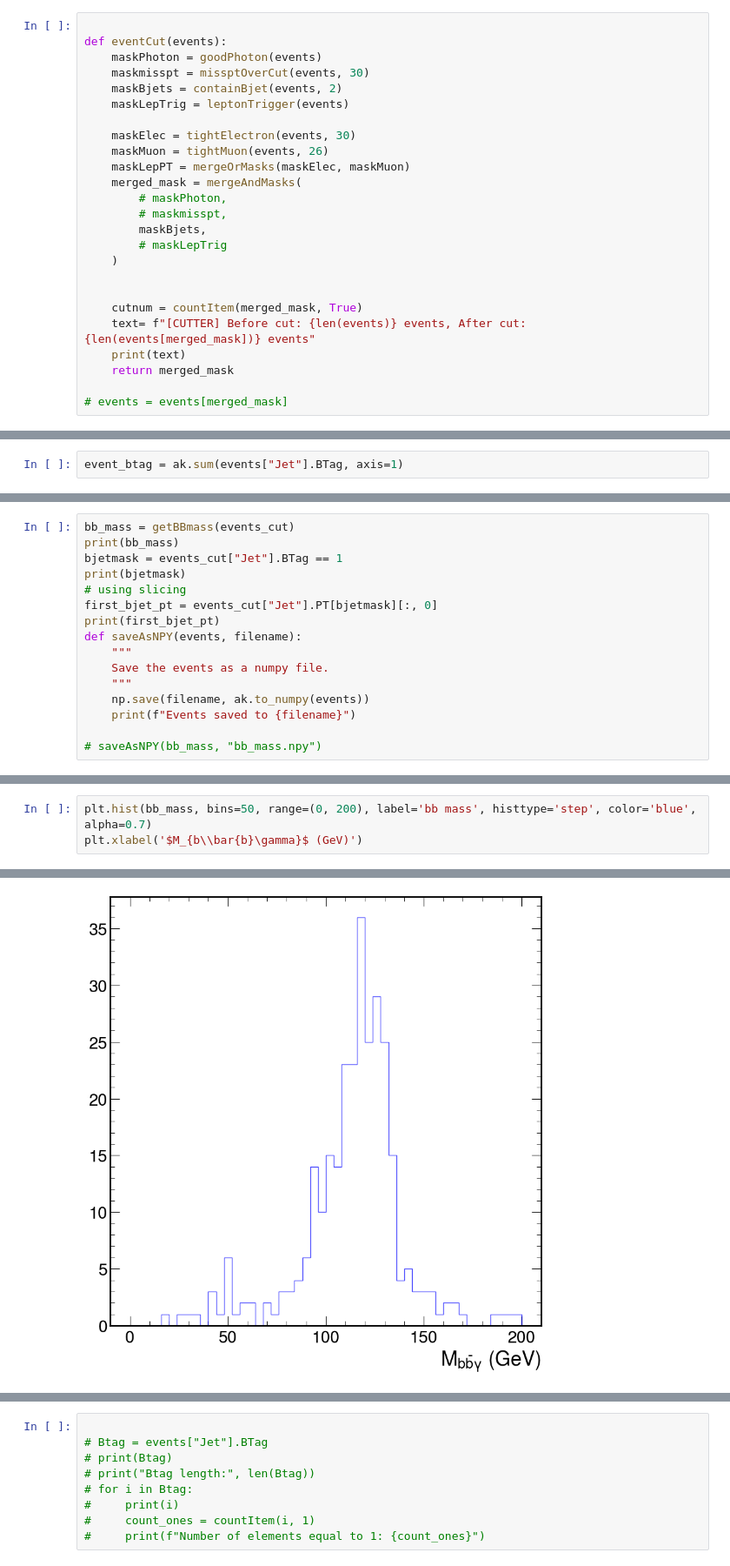
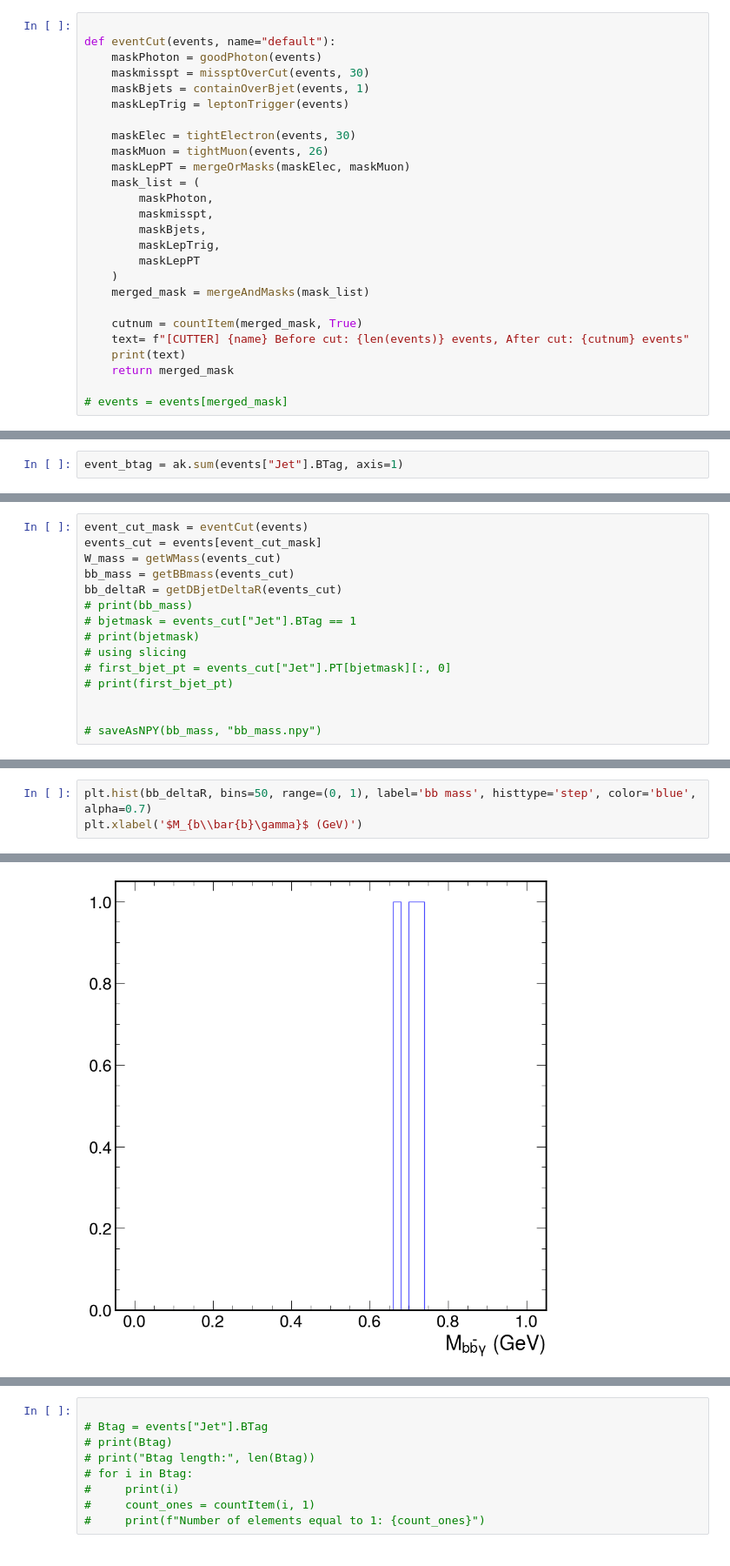
Before and after one commit to WilliamMarci/WHG_Analysis, a Jupyter notebook: testAnalysis.ipynb, the cells around one changed output, grey strips where cells are left out. Shown: that part at 87% size. Cells and saved outputs as stored; diff of their text form.

```diff
--- a/testAnalysis.ipynb
+++ b/testAnalysis.ipynb
@@ -330,25 +533,26 @@ Good photon mask: [False, False, True, False, True, True, ... True, True, True,
 cut Events
 # %%
 
-def eventCut(events):
+def eventCut(events, name="default"):
     maskPhoton = goodPhoton(events)
     maskmisspt = missptOverCut(events, 30)
-    maskBjets = containBjet(events, 2)
+    maskBjets = containOverBjet(events, 1)
     maskLepTrig = leptonTrigger(events)
 
     maskElec = tightElectron(events, 30)
     maskMuon = tightMuon(events, 26)
     maskLepPT = mergeOrMasks(maskElec, maskMuon)
-    merged_mask = mergeAndMasks(
-        # maskPhoton,
-        # maskmisspt,
+    mask_list = (
+        maskPhoton,
+        maskmisspt,
         maskBjets,
-        # maskLepTrig
+        maskLepTrig,
+        maskLepPT
     )
-
+    merged_mask = mergeAndMasks(mask_list)
 
     cutnum = countItem(merged_mask, True)
-    text= f"[CUTTER] Before cut: {len(events)} events, After cut: {len(events[merged_mask])} events"
+    text= f"[CUTTER] {name} Before cut: {len(events)} events, After cut: {cutnum} events"
     print(text)
     return merged_mask
 
@@ -480,17 +672,16 @@ W_mass = getWMass(events_cut)
 # %%
+event_cut_mask = eventCut(events)
+events_cut = events[event_cut_mask]
+W_mass = getWMass(events_cut)
 bb_mass = getBBmass(events_cut)
-print(bb_mass)
-bjetmask = events_cut["Jet"].BTag == 1
-print(bjetmask)
+bb_deltaR = getDBjetDeltaR(events_cut)
+# print(bb_mass)
+# bjetmask = events_cut["Jet"].BTag == 1
+# print(bjetmask)
 # using slicing
-first_bjet_pt = events_cut["Jet"].PT[bjetmask][:, 0]
-print(first_bjet_pt)
-def saveAsNPY(events, filename):
-    """
-    Save the events as a numpy file.
-    """
-    np.save(filename, ak.to_numpy(events))
-    print(f"Events saved to {filename}")
+# first_bjet_pt = events_cut["Jet"].PT[bjetmask][:, 0]
+# print(first_bjet_pt)
+
 
 # saveAsNPY(bb_mass, "bb_mass.npy")
 # %% [output]
@@ -502,9 +691,9 @@ bb_mass = np.load("bb_mass.npy")
 # %%
-plt.hist(bb_mass, bins=50, range=(0, 200), label='bb mass', histtype='step', color='blue', alpha=0.7)
+plt.hist(bb_deltaR, bins=50, range=(0, 1), label='bb mass', histtype='step', color='blue', alpha=0.7)
 plt.xlabel('$M_{b\\bar{b}\gamma}$ (GeV)')
 # %% [output]
 Text(1, 0, '$M_{b\\bar{b}\\gamma}$ (GeV)')
-[figure, old version]
+[figure, new version]
 # %%
 plt.hist(W_mass, bins=50, range=(0, 200), histtype='step', label='W Mass Distribution')
 # %% [output]
```
Also changed, not shown: parts of 20 cells of this notebook, 2 other files.
